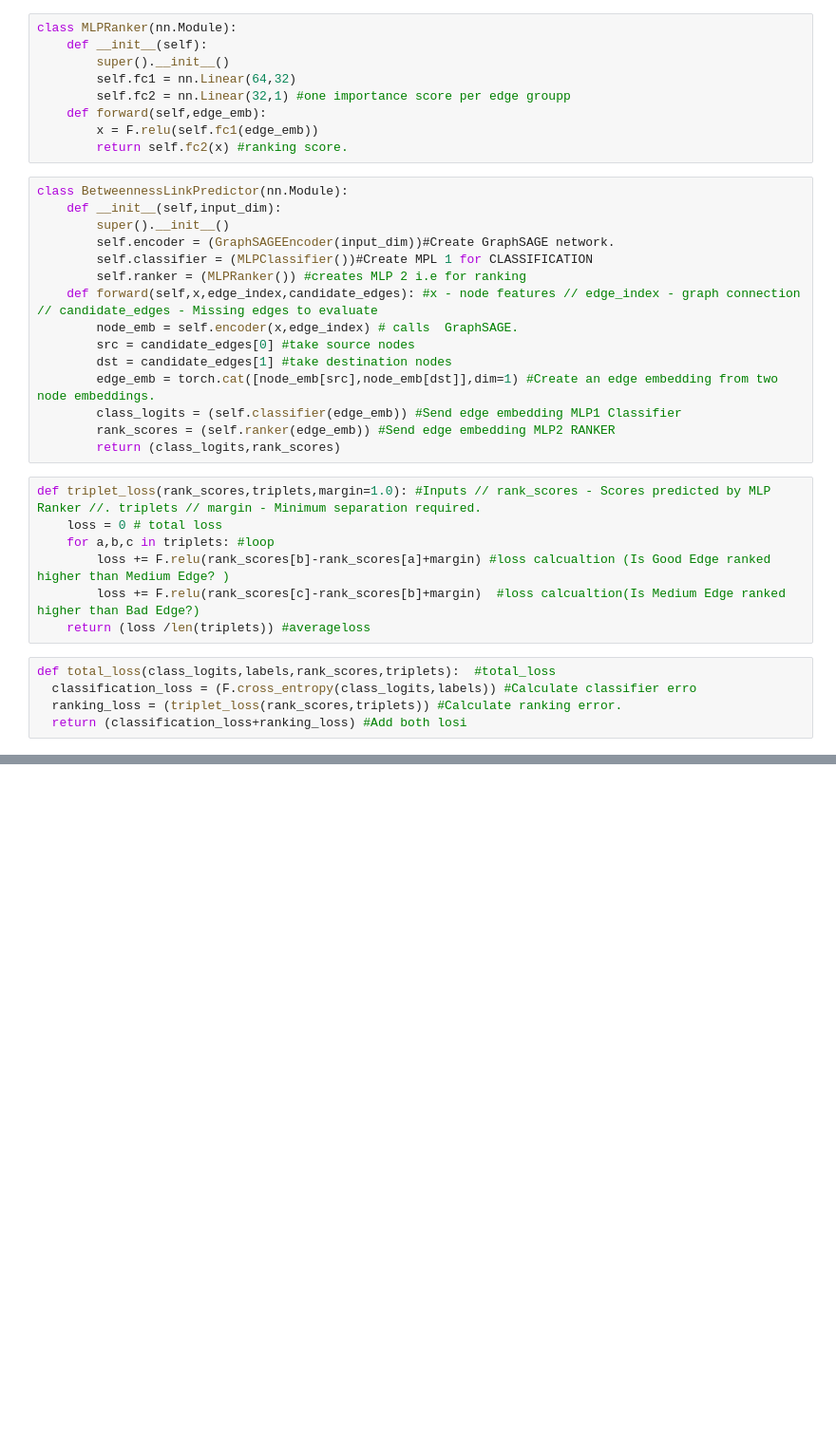
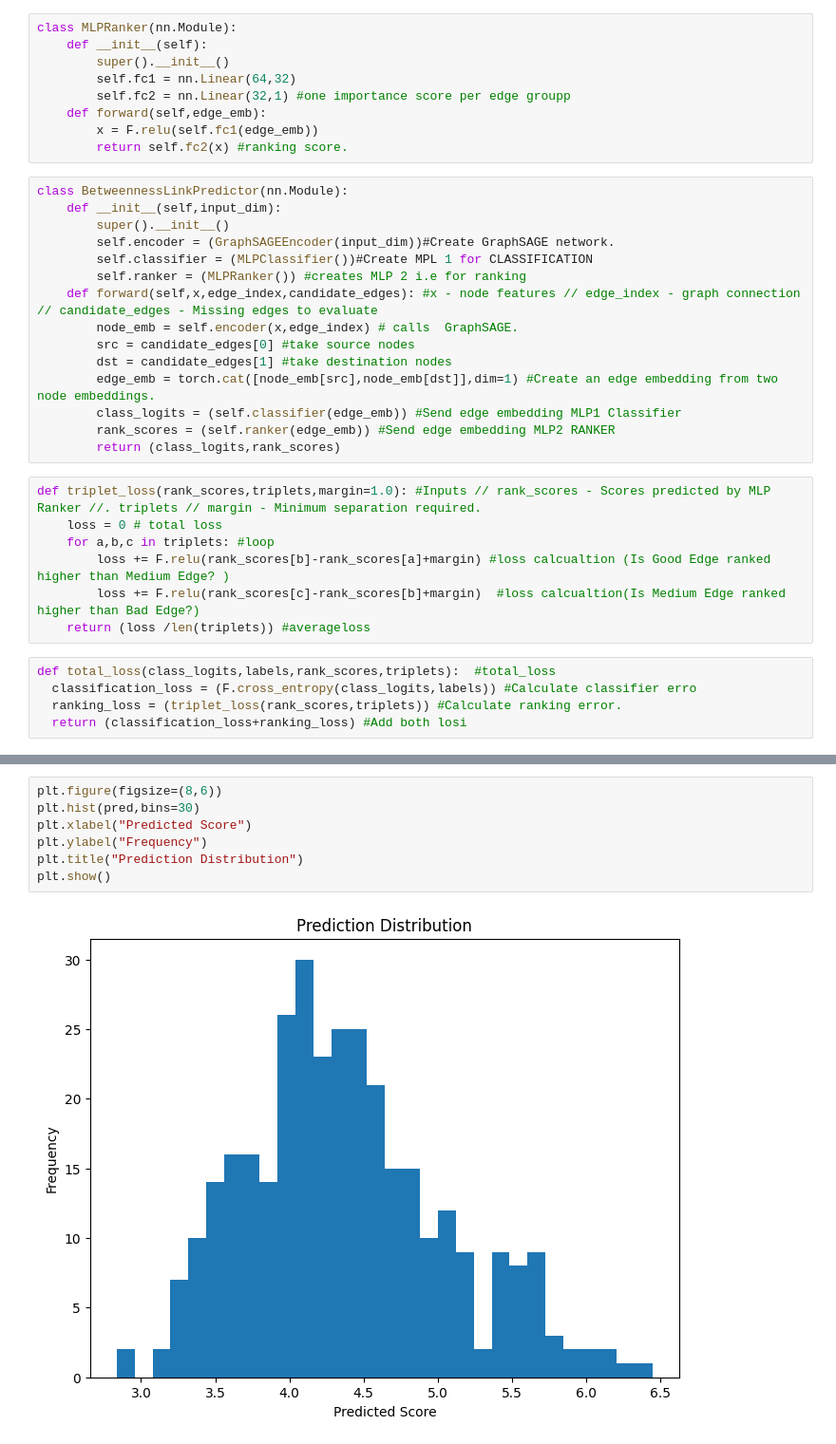
Before and after one commit to a4kashhh/MaxBetweennessGNN, a Jupyter notebook: HopesNeverDie.ipynb, the cells around one changed output, grey strips where cells are left out. Shown at 95% size. Cells and saved outputs as stored; diff of their text form; blank space fills up the shorter version.

```diff
--- a/HopesNeverDie.ipynb
+++ b/HopesNeverDie.ipynb
@@ -240,0 +352,9 @@ for epoch in range(100): # Training loop
+# %%
+plt.figure(figsize=(8,6))
+plt.hist(pred,bins=30)
+plt.xlabel("Predicted Score")
+plt.ylabel("Frequency")
+plt.title("Prediction Distribution")
+plt.show()
+# %% [output]
+[figure, added]
```
Also changed, not shown: parts of 20 cells of this notebook.
